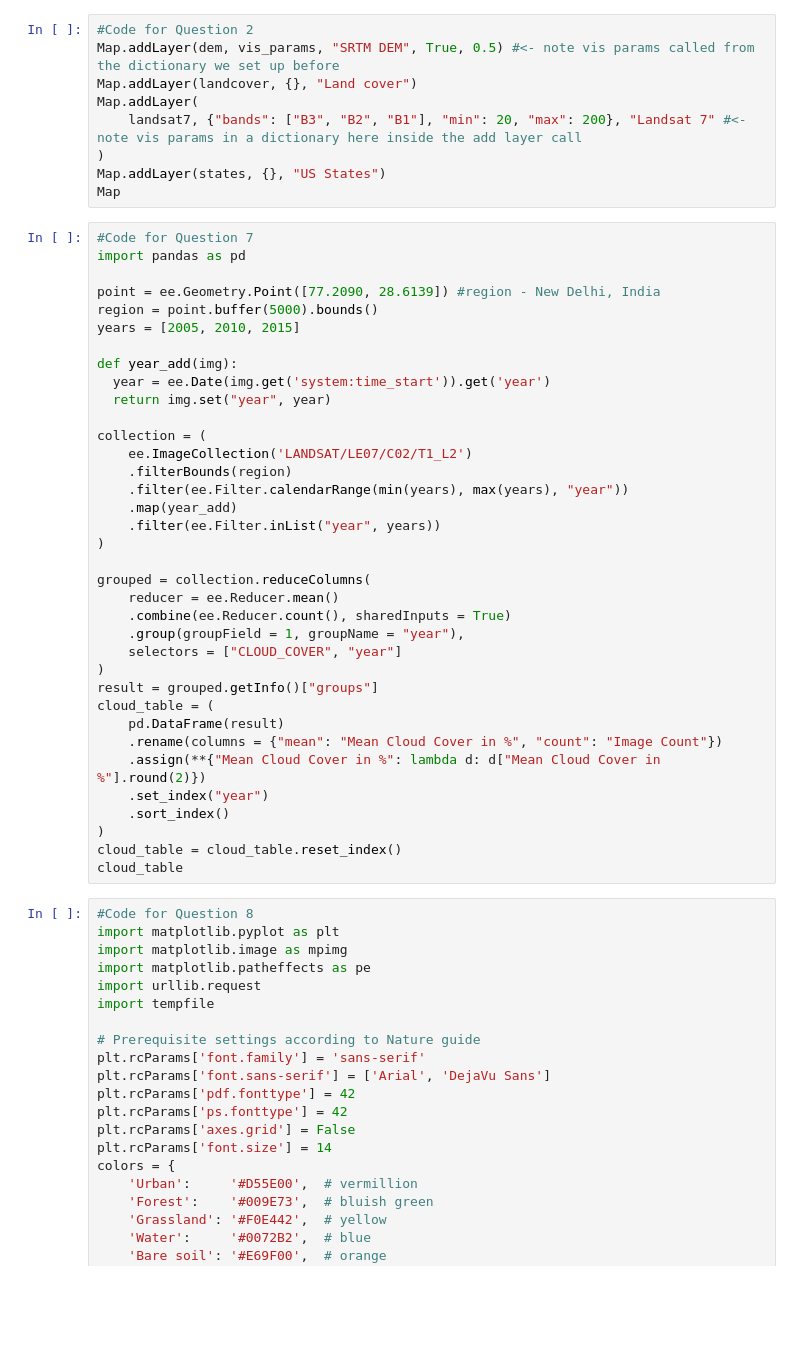
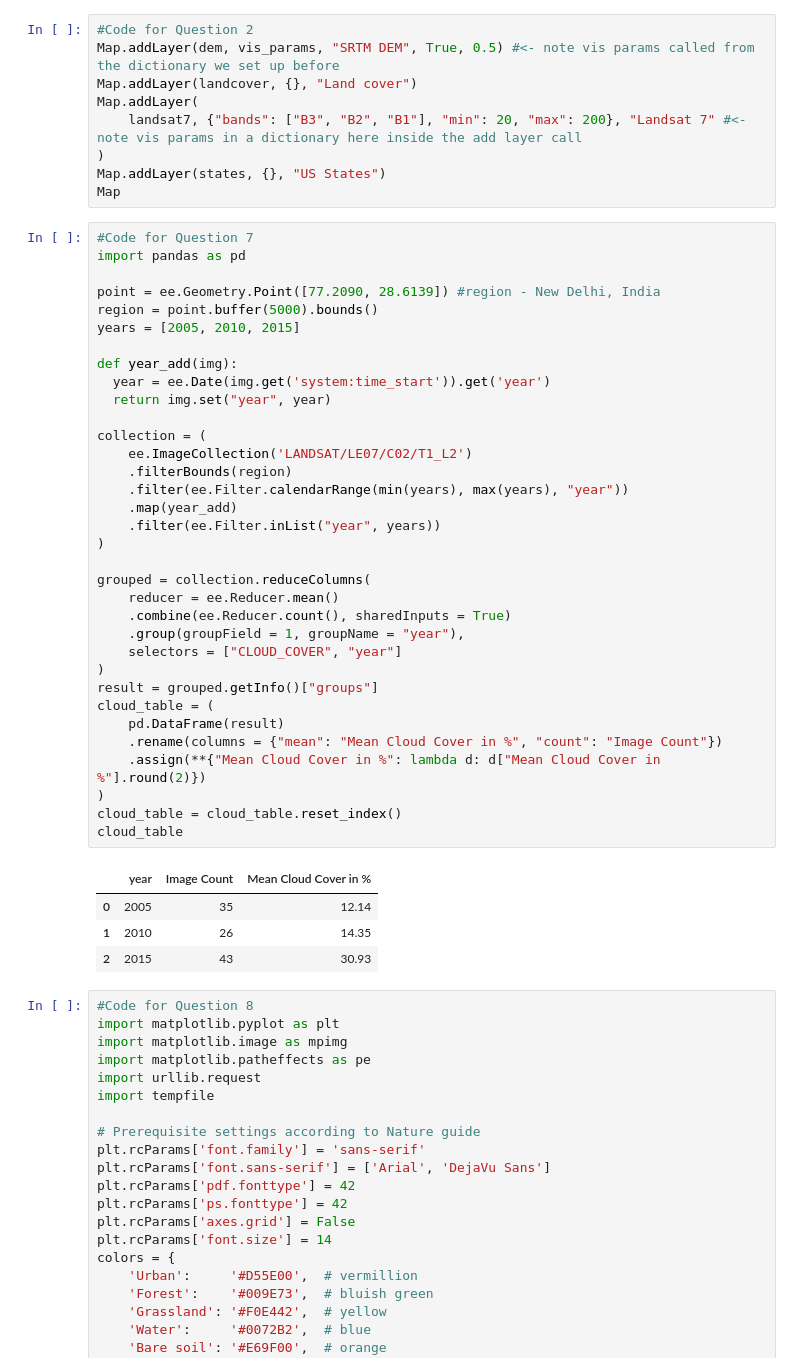
Before and after one commit to MusicalManiac/SatelliteDataAI-UOA, a Jupyter notebook: Lab1_answers.ipynb, the cells around one changed output. Saved outputs shown, nothing was run; the diff lists cells and outputs as text; blank space fills up the shorter version.

```diff
--- a/Lab1_answers.ipynb
+++ b/Lab1_answers.ipynb
@@ -21,35 +21,38 @@ import pandas as pd
 point = ee.Geometry.Point([77.2090, 28.6139]) #region - New Delhi, India
 region = point.buffer(5000).bounds()
 years = [2005, 2010, 2015]
 
 def year_add(img):
   year = ee.Date(img.get('system:time_start')).get('year')
   return img.set("year", year)
 
 collection = (
     ee.ImageCollection('LANDSAT/LE07/C02/T1_L2')
     .filterBounds(region)
     .filter(ee.Filter.calendarRange(min(years), max(years), "year"))
     .map(year_add)
     .filter(ee.Filter.inList("year", years))
 )
 
 grouped = collection.reduceColumns(
     reducer = ee.Reducer.mean()
     .combine(ee.Reducer.count(), sharedInputs = True)
     .group(groupField = 1, groupName = "year"),
     selectors = ["CLOUD_COVER", "year"]
 )
 result = grouped.getInfo()["groups"]
 cloud_table = (
     pd.DataFrame(result)
     .rename(columns = {"mean": "Mean Cloud Cover in %", "count": "Image Count"})
     .assign(**{"Mean Cloud Cover in %": lambda d: d["Mean Cloud Cover in %"].round(2)})
-    .set_index("year")
-    .sort_index()
 )
 cloud_table = cloud_table.reset_index()
 cloud_table
+# %% [output]
+|  | year | Image Count | Mean Cloud Cover in % |
+| 0 | 2005 | 35 | 12.14 |
+| 1 | 2010 | 26 | 14.35 |
+| 2 | 2015 | 43 | 30.93 |
 # %%
 #Code for Question 8
 import matplotlib.pyplot as plt
```
